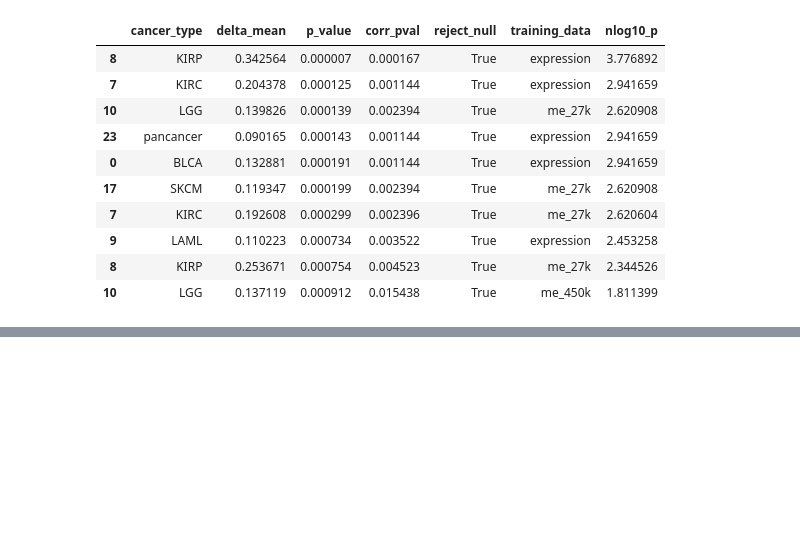
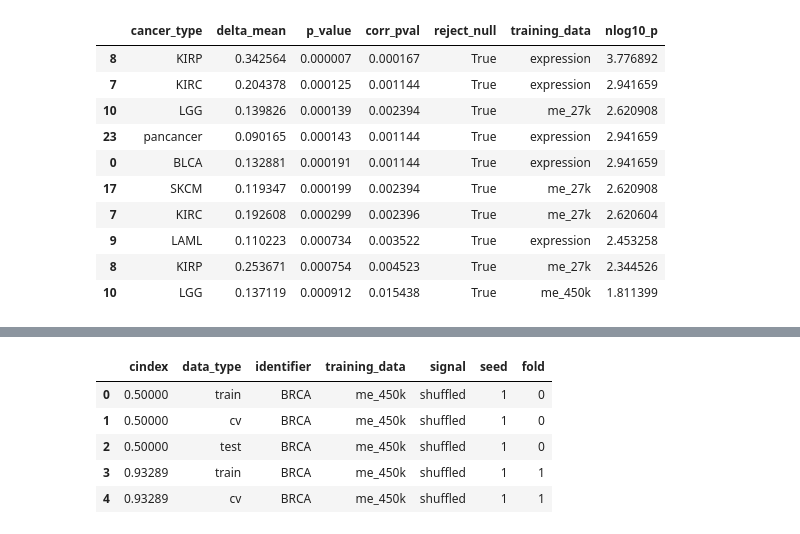
Before and after one commit to greenelab/mpmp, a Jupyter notebook: 06_predict_survival/plot_survival_results.ipynb, the cells around one changed output, grey strips where cells are left out. Cells and saved outputs as stored; diff of their text form; code cells hidden in the pictures; blank space fills up the shorter version.

```diff
--- a/06_predict_survival/plot_survival_results.ipynb
+++ b/06_predict_survival/plot_survival_results.ipynb
@@ -220,3 +214,16 @@ heatmap_df.iloc[:, :5]
+# %%
+raw_results_df = (results_df
+    .drop(columns=['identifier'])
+    .rename(columns={'cancer_type': 'identifier'})
+)
+raw_results_df.head()
+# %% [output]
+|  | cindex | data_type | identifier | training_data | signal | seed | fold |
+| 0 | 0.50000 | train | BRCA | me_450k | shuffled | 1 | 0 |
+| 1 | 0.50000 | cv | BRCA | me_450k | shuffled | 1 | 0 |
+| 2 | 0.50000 | test | BRCA | me_450k | shuffled | 1 | 0 |
+| 3 | 0.93289 | train | BRCA | me_450k | shuffled | 1 | 1 |
+| 4 | 0.93289 | cv | BRCA | me_450k | shuffled | 1 | 1 |
 # %%
 sns.set({'figure.figsize': (28, 6)})
 sns.set_context('notebook', font_scale=1.5)
```
Also changed, not shown: parts of 3 cells of this notebook, 1 other file.
